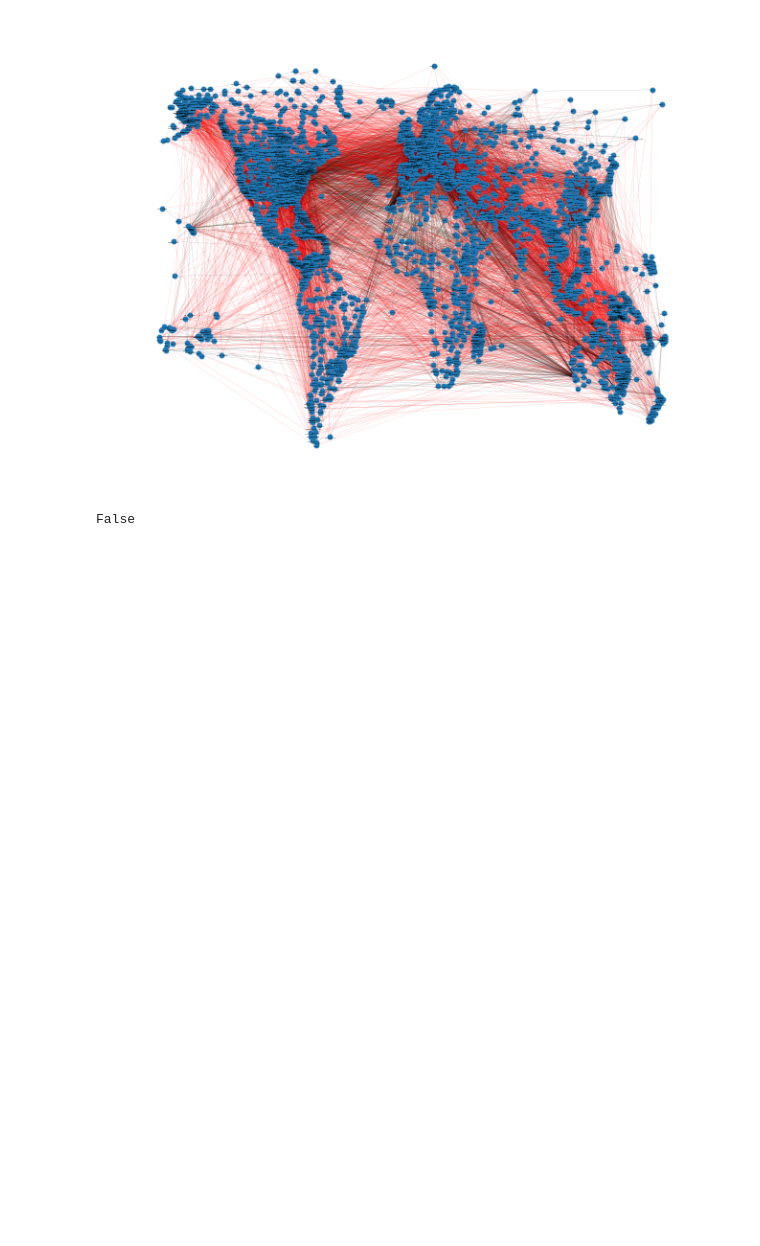
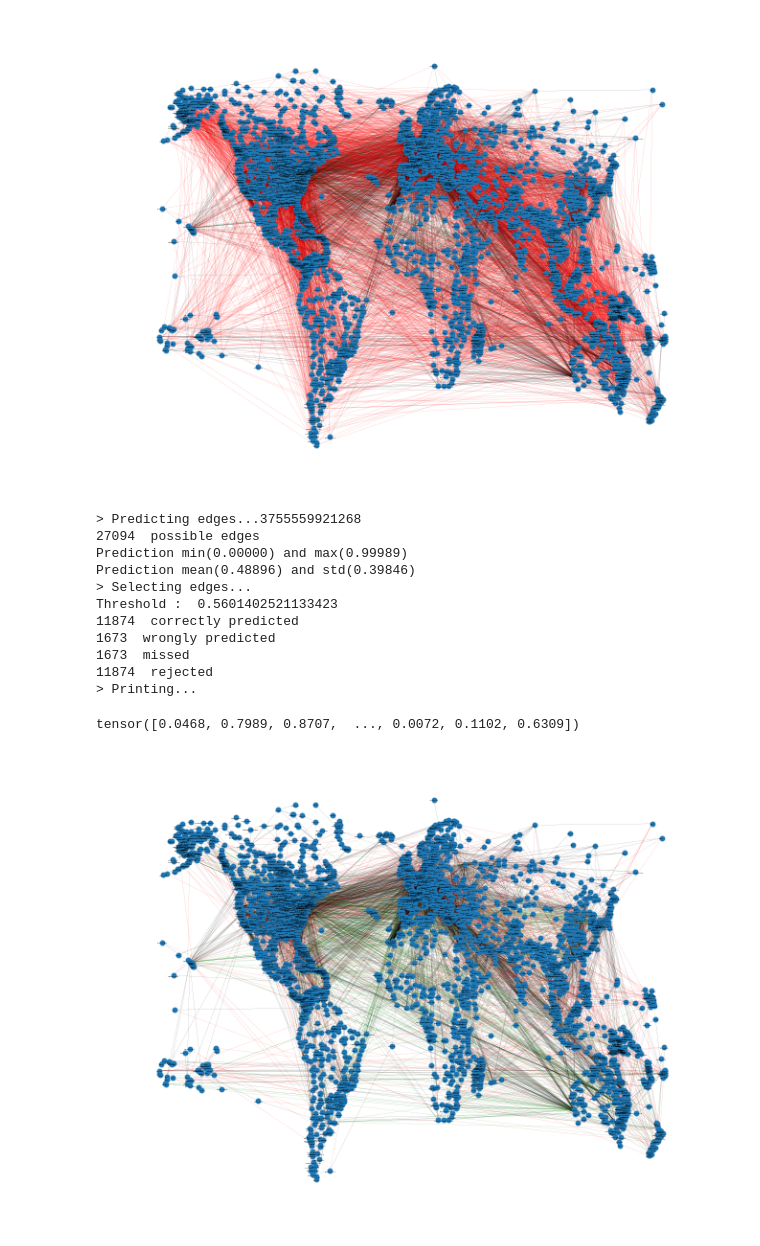
Before and after one commit to ajreckof/biml-gnn-projet, a Jupyter notebook: Projet.ipynb, the cells around one changed output. Drawn from its saved outputs; the diff is of its cells as text; code cells hidden in the pictures; blank space fills up the shorter version.

```diff
--- a/Projet.ipynb
+++ b/Projet.ipynb
@@ -164,6 +166,11 @@ def fit_vgae(model, optimizer, data, epochs, verbose=True):
     loss = model.recon_loss(z, data.train_pos_edge_index) + (1 / data.num_nodes) * model.kl_loss()
     loss.backward()
     optimizer.step()
+    if verbose and epochs % 100 == 0:
+        print("epoch:", epochs, " : ", loss.item(), end="\r")
+    epochs -= 1
+    if epochs > 0:
+        fit_vgae(model, optimizer, data, epochs, verbose)
 
 def fit_gae(model, optimizer, data, epochs, verbose=True):
     model.train()
@@ -172,6 +179,11 @@ def fit_gae(model, optimizer, data, epochs, verbose=True):
     loss = model.recon_loss(z, data.train_pos_edge_index)
     loss.backward()
     optimizer.step()
+    if verbose and epochs % 100 == 0:
+        print("epoch:", epochs, " : ", loss.item(), end="\r")
+    epochs -= 1
+    if epochs > 0:
+        fit_gae(model, optimizer, data, epochs, verbose)
 
 def test(file_path, data, epochs, n=10, type="vgae", encoder_out=32, decoder=True):
     f = open(file_path, "w")
@@ -321,12 +333,14 @@ encoder = Encoder(in_channels=dt.num_features, out_channels=15, dropout=0.3)
 decoder = Decoder(15)
 
 vgae = VGAE(encoder, decoder)
-vgaeWithoutDecoder = VGAE(Encoder(in_channels=dt.num_features, out_channels=15, dropout=0.3))
+vgaeWithoutDecoder = VGAE(Encoder(in_channels=dt.num_features, out_channels=15, dropout=0))
 gae = GAE(GCN(data.num_features, 15))
+gaeWithDecoder = GAE(GCN(data.num_features, 15), Decoder(15))
 
 epochs = 1500
 
-fit_vgae(vgae, dt, epochs, verbose=True)
-fit_vgae(vgaeWithoutDecoder, dt, epochs, verbose=True)
-fit_gae(gae, dt, epochs, verbose=True)
+fit_vgae(vgae, torch.optim.Adam(vgae.parameters(), lr=0.01, weight_decay=5e-4), dt, epochs, verbose=True)
+fit_vgae(vgaeWithoutDecoder, torch.optim.Adam(vgaeWithoutDecoder.parameters(), lr=0.01, weight_decay=5e-4), dt, epochs, verbose=True)
+fit_gae(gae, torch.optim.Adam(gae.parameters(), lr=0.01, weight_decay=5e-4), dt, epochs, verbose=True)
+fit_gae(gaeWithDecoder, torch.optim.Adam(gaeWithDecoder.parameters(), lr=0.01, weight_decay=5e-4), dt, epochs, verbose=True)
 # %% [output]
@@ -444,10 +456,19 @@ Threshold :  1.0
 > Printing...
 tensor([1., 1., 1.,  ..., 1., 1., 1.])
 [figure]
-# %%
-if 0.0 :
-    print(True)
-else :
-    print(False)
-# %% [output]
-False
+# %%
+predict_graph(dt, gaeWithDecoder, G.copy(), edge_index_combinations, true_edges, True, "GCNWithDecoder.png")
+# %% [output]
+> Predicting edges...3755559921268
+27094  possible edges
+Prediction min(0.00000) and max(0.99989)
+Prediction mean(0.48896) and std(0.39846)
+> Selecting edges...
+Threshold :  0.5601402521133423
+11874  correctly predicted
+1673  wrongly predicted
+1673  missed
+11874  rejected
+> Printing...
+tensor([0.0468, 0.7989, 0.8707,  ..., 0.0072, 0.1102, 0.6309])
+[figure, added]
```
Also changed, not shown: parts of 2 cells of this notebook, 1 other file.
